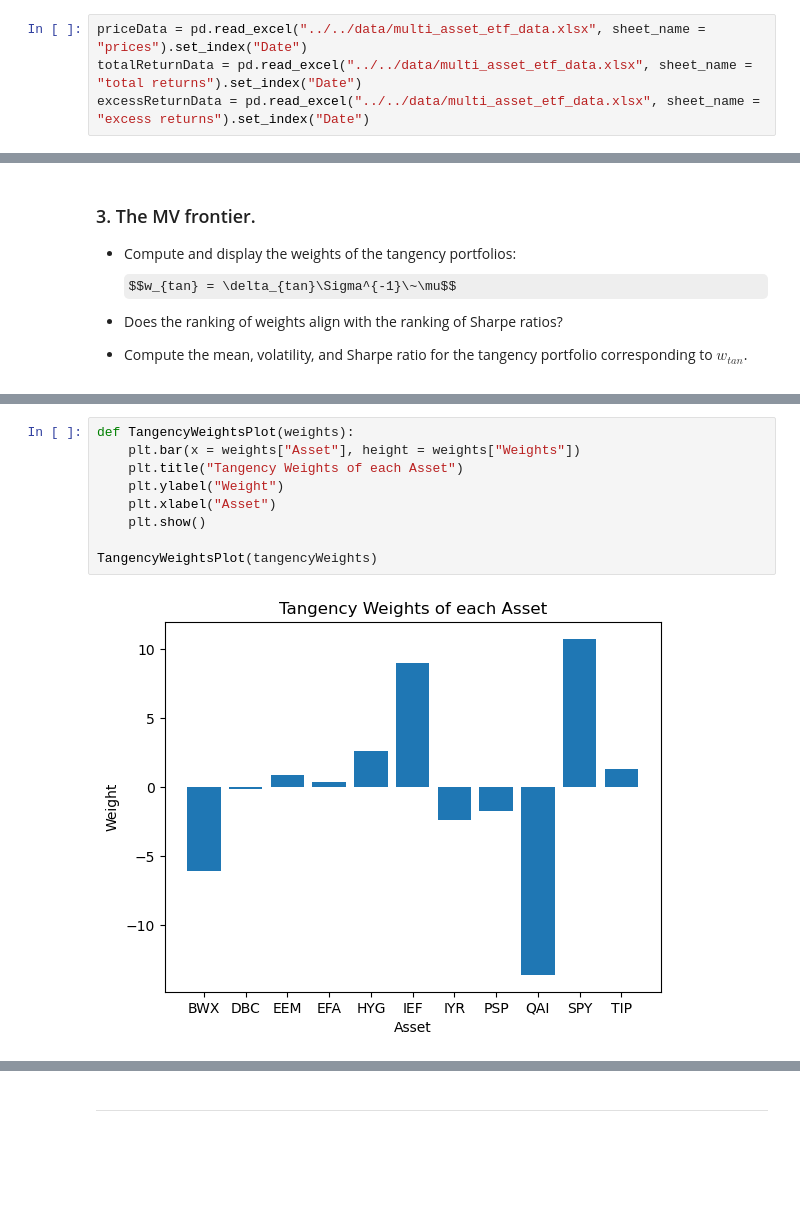
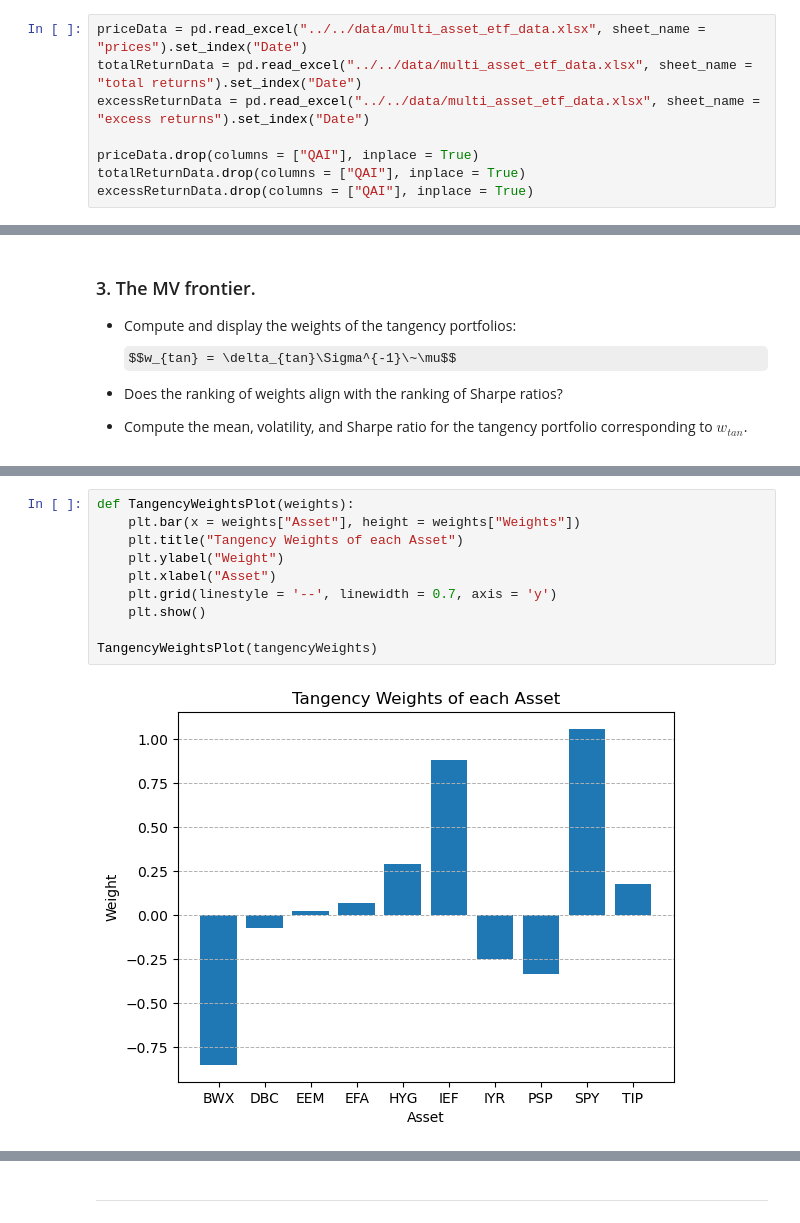
Before and after one commit to scfengv/FINM36700-Portfolio-and-Risk-Management, a Jupyter notebook: assignment/assignment 1/hw1.ipynb, the cells around one changed output, grey strips where cells are left out. Saved outputs shown, nothing was run; the diff lists cells and outputs as text; some formulas as TeX source; blank space fills up the shorter version.

```diff
--- a/assignment/assignment 1/hw1.ipynb
+++ b/assignment/assignment 1/hw1.ipynb
@@ -12,6 +12,10 @@ import matplotlib.pyplot as plt
 priceData = pd.read_excel("../../data/multi_asset_etf_data.xlsx", sheet_name = "prices").set_index("Date")
 totalReturnData = pd.read_excel("../../data/multi_asset_etf_data.xlsx", sheet_name = "total returns").set_index("Date")
 excessReturnData = pd.read_excel("../../data/multi_asset_etf_data.xlsx", sheet_name = "excess returns").set_index("Date")
+
+priceData.drop(columns = ["QAI"], inplace = True)
+totalReturnData.drop(columns = ["QAI"], inplace = True)
+excessReturnData.drop(columns = ["QAI"], inplace = True)
 # %%
 mean, vol = list(), list()
 
@@ -128,14 +130,15 @@ Sum of weights: 1.0000000000000036
 # %%
 def TangencyWeightsPlot(weights):
     plt.bar(x = weights["Asset"], height = weights["Weights"])
     plt.title("Tangency Weights of each Asset")
     plt.ylabel("Weight")
     plt.xlabel("Asset")
+    plt.grid(linestyle = '--', linewidth = 0.7, axis = 'y')
     plt.show()
 
 TangencyWeightsPlot(tangencyWeights)
 # %% [output]
-[figure, old version]
+[figure, new version]
 # %%
 def CalcTangencyPortfolio(returns, portfolioWeights):
     portfolioReturn = returns @ portfolioWeights
```
Also changed, not shown: parts of 17 cells of this notebook.
